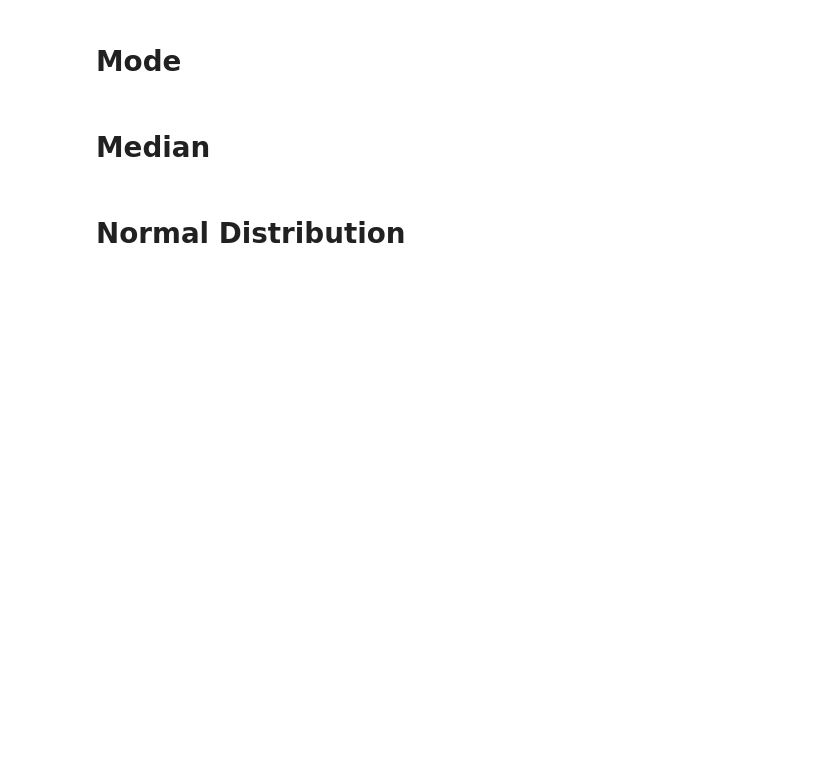
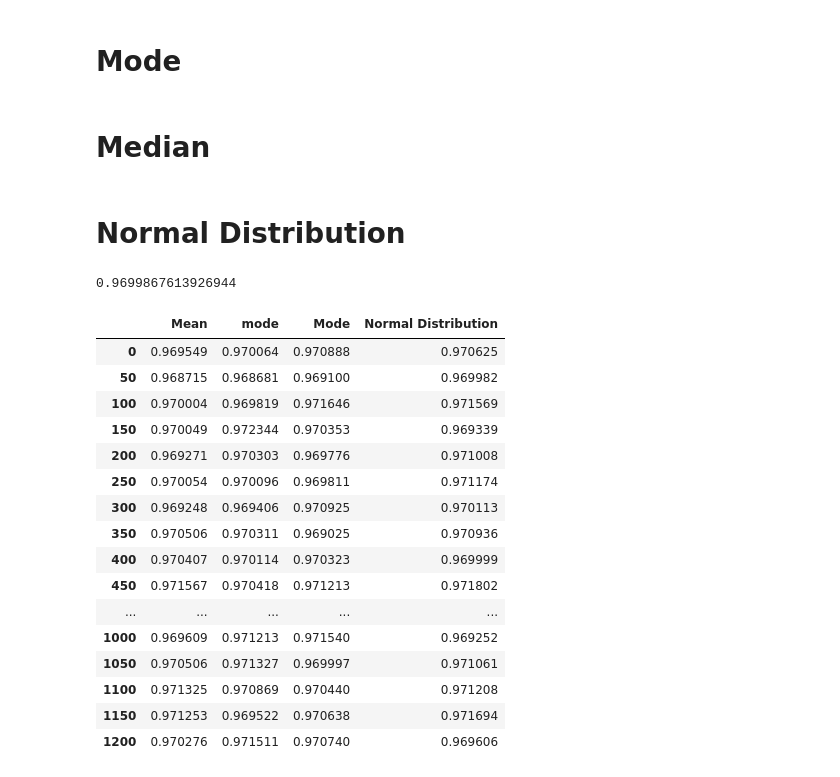
Before and after one commit to herniqeu/NormalCleaning, a Jupyter notebook: src/nMissedColumns.ipynb, the cells around one changed output. Drawn from its saved outputs; the diff is of its cells as text; code cells hidden in the pictures; blank space fills up the shorter version.

```diff
--- a/src/nMissedColumns.ipynb
+++ b/src/nMissedColumns.ipynb
@@ -21,23 +21,26 @@ Drive already mounted at /content/drive; to attempt to forcibly remount, call dr
 # %% [markdown]
 ## Mean
 # %%
-def Mean(numberOfNanX, numberOfNaNColumns):
+def Mean(numberOfNanX, numberOfColumns):
 
-  columns = list(df_train.select_dtypes(include='number').columns)[:numberOfNaNColumns-1]
+  AllColumns = list(df_train.select_dtypes(include='number').columns)
 
-  if 'SalePrice' not in columns:
-    columns.append('SalePrice')
+  columns = list(df_train.select_dtypes(include='number').columns)[:numberOfColumns-1]
 
-  df_train_mean = df_train[columns].copy()
+  df_train_mean = df_train[AllColumns].copy()
 
   if numberOfNanX >= len(df_train_mean):
     numberOfNanX = len(df_train_mean) - 1
 
+  for i in AllColumns:
+    df_train_mean[i] = df_train_mean[i].astype('float32')
+
   for i in columns:
-    df_train_mean[i] = df_train_mean[i].astype('float32')
     df_train_mean.loc[:numberOfNanX, i] = np.nan
     ColumnMean = df_train_mean[i].mean(skipna=True)
     df_train_mean[i] = df_train_mean[i].fillna(ColumnMean)
+
+  df_train_mean = df_train_mean.fillna(df_train_mean.mean())
 
   X_train = df_train_mean.drop(columns=['SalePrice'])
   y_train = df_train_mean['SalePrice']
@@ -51,21 +58,25 @@ def Mean(numberOfNanX, numberOfNaNColumns):
 # %%
 def Mode(numberOfNanX, numberOfNaNColumns):
 
+  AllColumns = list(df_train.select_dtypes(include='number').columns)
+
   columns = list(df_train.select_dtypes(include='number').columns)[:numberOfNaNColumns-1]
 
-  if 'SalePrice' not in columns:
-    columns.append('SalePrice')
-
-  df_train_mode = df_train[columns].copy()
+  df_train_mode = df_train[AllColumns].copy()
 
   if numberOfNanX >= len(df_train_mode):
     numberOfNanX = len(df_train_mode) - 1
+
+  for i in AllColumns:
+    df_train_mode[i] = df_train_mode[i].astype('float32')
 
   for i in columns:
     df_train_mode[i] = df_train_mode[i].astype('float32')
     df_train_mode.loc[:numberOfNanX, i] = np.nan
     ColumnMode = df_train_mode[i].mode()[0]
     df_train_mode[i] = df_train_mode[i].fillna(ColumnMode)
+
+  df_train_mode = df_train_mode.fillna(df_train_mode.mean())
 
   X_train = df_train_mode.drop(columns=['SalePrice'])
   y_train = df_train_mode['SalePrice']
@@ -107,15 +122,17 @@ def Median(numberOfNanX, numberOfNaNColumns):
 # %%
 def NormalDistribuition(numberOfNanX, numberOfNaNColumns):
 
+  AllColumns = list(df_train.select_dtypes(include='number').columns)
+
   columns = list(df_train.select_dtypes(include='number').columns)[:numberOfNaNColumns-1]
 
-  if 'SalePrice' not in columns:
-    columns.append('SalePrice')
-
-  df_train_normal = df_train[columns].copy()
+  df_train_normal = df_train[AllColumns].copy()
 
   if numberOfNanX >= len(df_train_normal):
     numberOfNanX = len(df_train_normal) - 1
+
+  for i in AllColumns:
+    df_train_normal[i] = df_train_normal[i].astype('float32')
 
   for i in columns:
     df_train_normal[i] = df_train_normal[i].astype('float32')
@@ -126,6 +143,8 @@ def NormalDistribuition(numberOfNanX, numberOfNaNColumns):
     NormalDistributionList = np.random.normal(ColumnMean, ColumnStd, NullLength)
     df_train_normal[i].fillna(pd.Series(NormalDistributionList, index=df_train_normal.index[df_train_normal[i].isnull()]), inplace=True)
 
+  df_train_normal = df_train_normal.fillna(df_train_normal.mean())
+
   X_train = df_train_normal.drop(columns=['SalePrice'])
   y_train = df_train_normal['SalePrice']
 
@@ -133,6 +152,10 @@ def NormalDistribuition(numberOfNanX, numberOfNaNColumns):
   rfNormalDistribuition.fit(X_train,y_train)
 
   return rfNormalDistribuition.score(X_train,y_train)
+# %%
+NormalDistribuition(100, 2)
+# %% [output]
+0.9699867613926944
 # %%
 TestList = []
 for i in range(0, 1201, 50):
@@ -140,7 +163,7 @@ for i in range(0, 1201, 50):
 # %%
 def GenerateInfo(numberOfNaNColumns):
   TestList = []
-  for i in range(0, 201, 10):
+  for i in range(0, 1201, 50):
     TestList.append(i)
 
   ResultsList = [[],[],[],[]]
@@ -161,5 +184,25 @@ def GenerateInfo(numberOfNaNColumns):
 
   fig = px.line(df_Results.reset_index(), x='index', y=df_Results.columns)
   fig.show()
+# %%
+GenerateInfo(2)
+# %% [output]
+|  | Mean | mode | Mode | Normal Distribution |
+| 0 | 0.969549 | 0.970064 | 0.970888 | 0.970625 |
+| 50 | 0.968715 | 0.968681 | 0.969100 | 0.969982 |
+| 100 | 0.970004 | 0.969819 | 0.971646 | 0.971569 |
+| 150 | 0.970049 | 0.972344 | 0.970353 | 0.969339 |
+| 200 | 0.969271 | 0.970303 | 0.969776 | 0.971008 |
+| 250 | 0.970054 | 0.970096 | 0.969811 | 0.971174 |
+| 300 | 0.969248 | 0.969406 | 0.970925 | 0.970113 |
+| 350 | 0.970506 | 0.970311 | 0.969025 | 0.970936 |
+| 400 | 0.970407 | 0.970114 | 0.970323 | 0.969999 |
+| 450 | 0.971567 | 0.970418 | 0.971213 | 0.971802 |
+| ... | ... | ... | ... | ... |
+| 1000 | 0.969609 | 0.971213 | 0.971540 | 0.969252 |
+| 1050 | 0.970506 | 0.971327 | 0.969997 | 0.971061 |
+| 1100 | 0.971325 | 0.970869 | 0.970440 | 0.971208 |
+| 1150 | 0.971253 | 0.969522 | 0.970638 | 0.971694 |
+| 1200 | 0.970276 | 0.971511 | 0.970740 | 0.969606 |
 # %%
 GenerateInfo(30)
```
Also changed, not shown: parts of 5 cells of this notebook, 1 other file.
